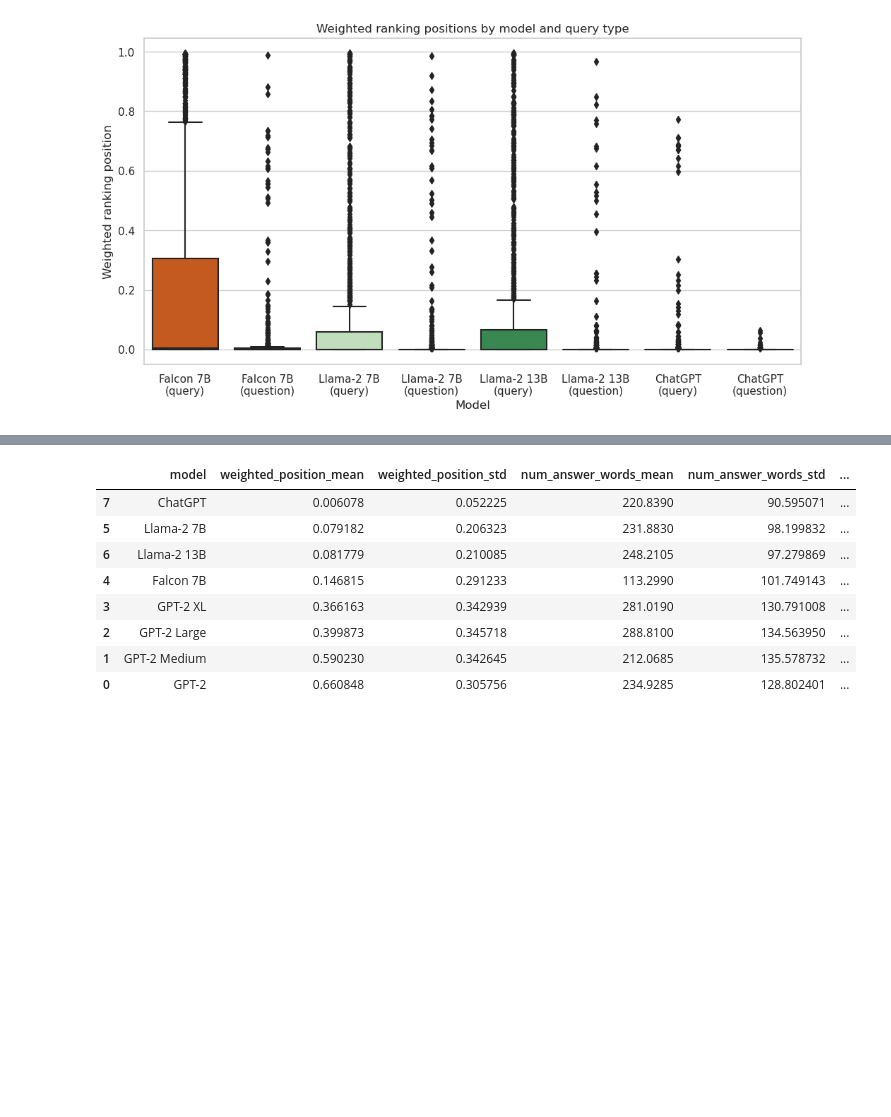
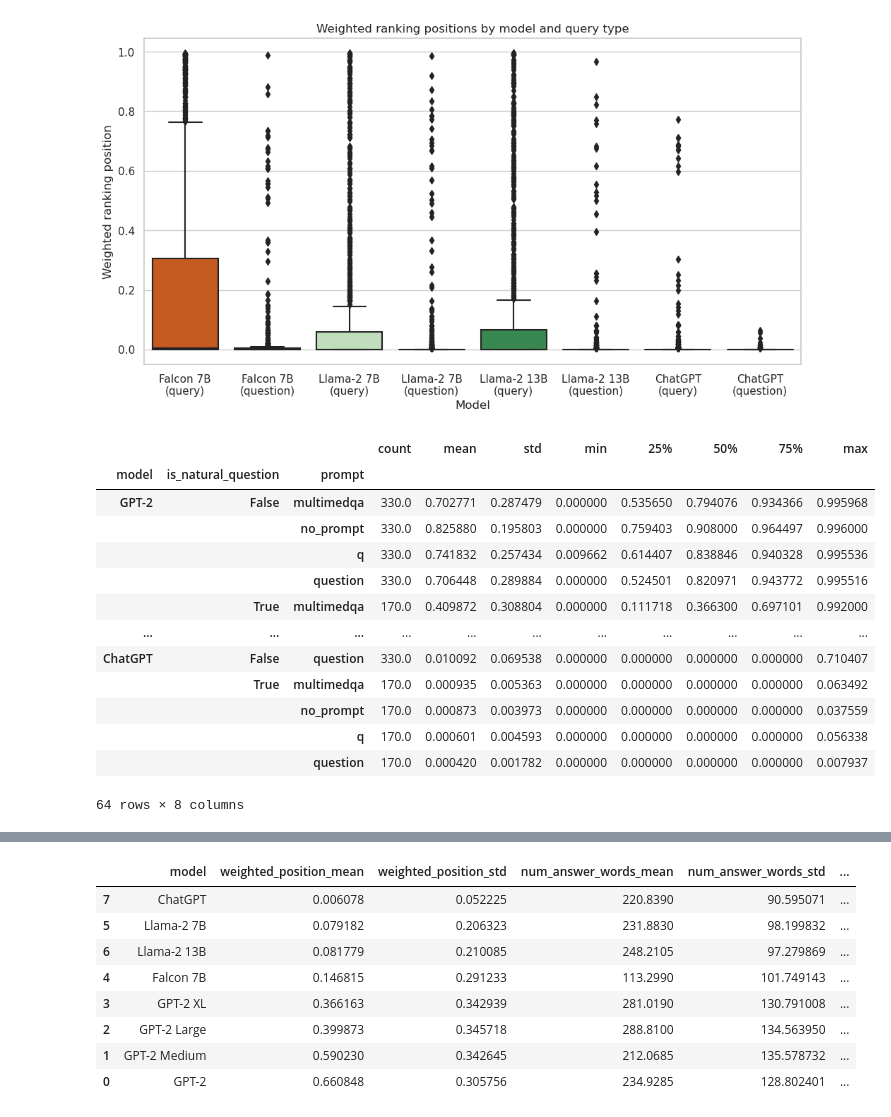
Before and after one commit to JoProbst/ThesisCode, a Jupyter notebook: visualizations/visualize_llm_positions.ipynb, the cells around one changed output, grey strips where cells are left out. Drawn from its saved outputs; the diff is of its cells as text; code cells hidden in the pictures; blank space fills up the shorter version.

```diff
--- a/visualizations/visualize_llm_positions.ipynb
+++ b/visualizations/visualize_llm_positions.ipynb
@@ -204,3 +229,21 @@ plt.savefig(f'{plot_path}/weighted_position_boxplot_by_model_and_question.png',
 plt.show()
 # %% [output]
 [figure]
+# %%
+# table with the statistics from the previous boxplot, for all models
+all_model_df.groupby(['model', 'is_natural_question', 'prompt'])['weighted_position'].describe()
+# %% [output]
+|  |  |  | count | mean | std | min | 25% | 50% | 75% | max |
+| model | is_natural_question | prompt |  |  |  |  |  |  |  |  |
+| GPT-2 | False | multimedqa | 330.0 | 0.702771 | 0.287479 | 0.000000 | 0.535650 | 0.794076 | 0.934366 | 0.995968 |
+|  |  | no_prompt | 330.0 | 0.825880 | 0.195803 | 0.000000 | 0.759403 | 0.908000 | 0.964497 | 0.996000 |
+|  |  | q | 330.0 | 0.741832 | 0.257434 | 0.009662 | 0.614407 | 0.838846 | 0.940328 | 0.995536 |
+|  |  | question | 330.0 | 0.706448 | 0.289884 | 0.000000 | 0.524501 | 0.820971 | 0.943772 | 0.995516 |
+|  | True | multimedqa | 170.0 | 0.409872 | 0.308804 | 0.000000 | 0.111718 | 0.366300 | 0.697101 | 0.992000 |
+| ... | ... | ... | ... | ... | ... | ... | ... | ... | ... | ... |
+| ChatGPT | False | question | 330.0 | 0.010092 | 0.069538 | 0.000000 | 0.000000 | 0.000000 | 0.000000 | 0.710407 |
+|  | True | multimedqa | 170.0 | 0.000935 | 0.005363 | 0.000000 | 0.000000 | 0.000000 | 0.000000 | 0.063492 |
+|  |  | no_prompt | 170.0 | 0.000873 | 0.003973 | 0.000000 | 0.000000 | 0.000000 | 0.000000 | 0.037559 |
+|  |  | q | 170.0 | 0.000601 | 0.004593 | 0.000000 | 0.000000 | 0.000000 | 0.000000 | 0.056338 |
+|  |  | question | 170.0 | 0.000420 | 0.001782 | 0.000000 | 0.000000 | 0.000000 | 0.000000 | 0.007937 |
+64 rows × 8 columns
```
Also changed, not shown: parts of 12 cells of this notebook.
